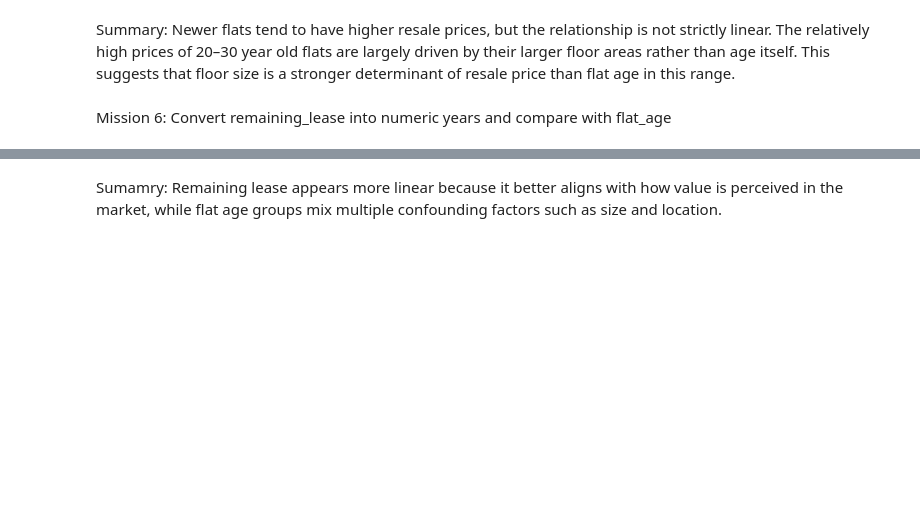
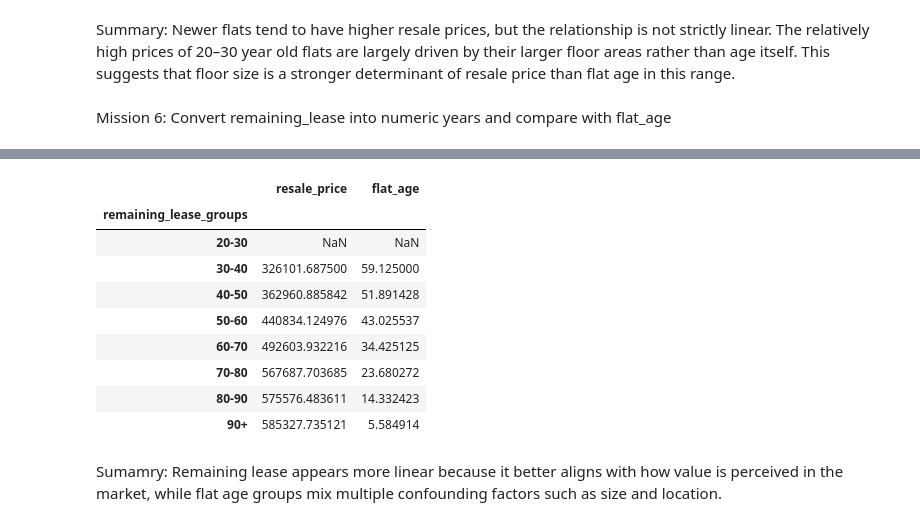
Before and after one commit to jyesing/HDB_resale_price, a Jupyter notebook: 2nd_Project_HDB_resale_since_2017.ipynb, the cells around one changed output, grey strips where cells are left out. Drawn from its saved outputs; the diff is of its cells as text; code cells hidden in the pictures; blank space fills up the shorter version.

```diff
--- a/2nd_Project_HDB_resale_since_2017.ipynb
+++ b/2nd_Project_HDB_resale_since_2017.ipynb
@@ -116,11 +232,22 @@ df[['flat_age','remaining_lease_years']].corr()
 # %%
 df['remaining_lease_groups'] = pd.cut(
     df['remaining_lease_years'],
     bins=[20,30,40,50,60,70,80,90, 100],
     labels=['20-30','30-40','40-50','50-60','60-70','70-80', '80-90', '90+']
 )
 
-df.groupby('remaining_lease_groups')[['resale_price','flat_age']].mean()
+df.groupby('remaining_lease_groups', observed=False)[['resale_price','flat_age']].mean()
+# %% [output]
+|  | resale_price | flat_age |
+| remaining_lease_groups |  |  |
+| 20-30 | NaN | NaN |
+| 30-40 | 326101.687500 | 59.125000 |
+| 40-50 | 362960.885842 | 51.891428 |
+| 50-60 | 440834.124976 | 43.025537 |
+| 60-70 | 492603.932216 | 34.425125 |
+| 70-80 | 567687.703685 | 23.680272 |
+| 80-90 | 575576.483611 | 14.332423 |
+| 90+ | 585327.735121 | 5.584914 |
 # %% [markdown]
 Sumamry: Remaining lease appears more linear because it better aligns with how value is perceived in the market, while flat age groups mix multiple confounding factors such as size and location.
 # %% [markdown]
```
Also changed, not shown: parts of 24 cells of this notebook.
